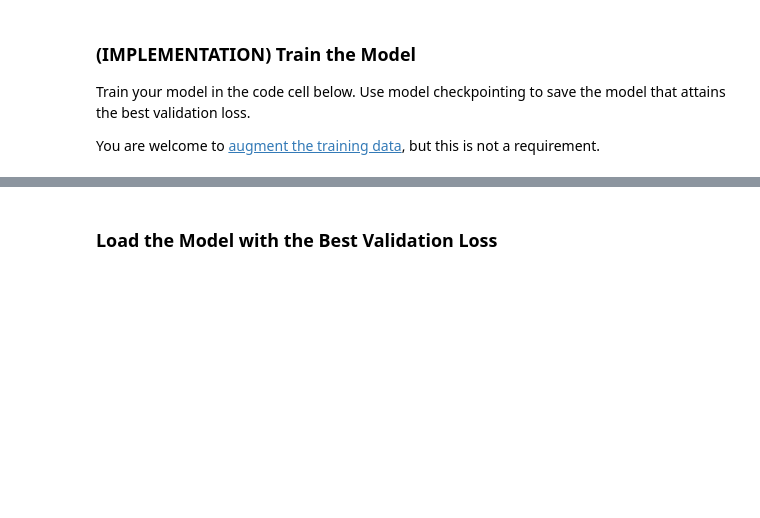
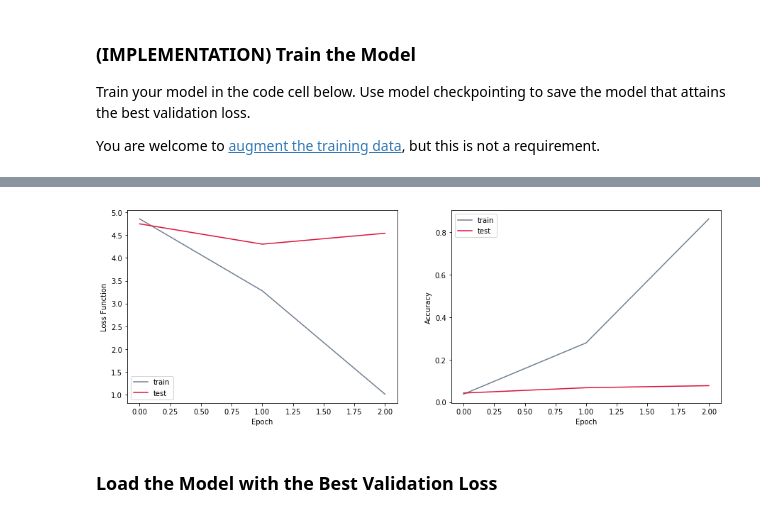
Before and after one commit to rouille/DogBreed, a Jupyter notebook: dog_app.ipynb, the cells around one changed output, grey strips where cells are left out. Saved outputs shown, nothing was run; the diff lists cells and outputs as text; code cells hidden in the pictures; blank space fills up the shorter version.

Commit message:
feat: Add plot giving performance of model across epochs

```diff
--- a/dog_app.ipynb
+++ b/dog_app.ipynb
@@ -374,6 +374,23 @@ ImageFile.LOAD_TRUNCATED_IMAGES = True
 train_tensors = paths_to_tensor(train_files).astype('float32')/255
 valid_tensors = paths_to_tensor(valid_files).astype('float32')/255
 test_tensors = paths_to_tensor(test_files).astype('float32')/255
+# %%
+def performance(model):
+    plt.figure(figsize = (15, 5) )
+
+    plt.subplot(121)
+    plt.plot(model.history['loss'], color='slategrey', label = 'train')
+    plt.plot(model.history['val_loss'], color='crimson', label = 'test')
+    plt.legend()
+    plt.xlabel('Epoch')
+    plt.ylabel('Loss Function')
+
+    plt.subplot(122)
+    plt.plot(model.history['acc'], color='slategrey', label = 'train')
+    plt.plot(model.history['val_acc'], color='crimson', label = 'test')
+    plt.legend()
+    plt.xlabel('Epoch')
+    plt.ylabel('Accuracy')
 # %% [markdown]
 ### (IMPLEMENTATION) Model Architecture
 
@@ -394,19 +411,24 @@ A very similar architecture has been used to classify images from the CIFAR-10 d
 from keras.layers import Conv2D, MaxPooling2D, GlobalAveragePooling2D
 from keras.layers import Dropout, Flatten, Dense
 from keras.models import Sequential
+from keras.layers.normalization import BatchNormalization
 
 model = Sequential()
 
 ### TODO: Define your architecture.
 model.add(Conv2D(filters = 16, kernel_size = 2, activation = 'relu', input_shape = (224, 224, 3) ) )
+model.add(BatchNormalization() )
 model.add(MaxPooling2D(pool_size = 2) )
 model.add(Conv2D(filters = 32, kernel_size = 2, activation = 'relu') )
+model.add(BatchNormalization() )
 model.add(MaxPooling2D(pool_size = 2) )
 model.add(Conv2D(filters = 64, kernel_size = 2, activation = 'relu') )
+model.add(BatchNormalization() )
 model.add(MaxPooling2D(pool_size = 2) )
 model.add(Dropout(0.25))
 model.add(Flatten() )
 model.add(Dense(250, activation = 'relu') )
+model.add(BatchNormalization() )
 model.add(Dropout(0.25) )
 model.add(Dense(133, activation = 'softmax') )
 
@@ -440,17 +462,17 @@ Train your model in the code cell below.  Use model checkpointing to save the mo
 
 You are welcome to [augment the training data](https://blog.keras.io/building-powerful-image-classification-models-using-very-little-data.html), but this is not a requirement.
 # %%
-from keras.callbacks import ModelCheckpoint
+from keras.callbacks import ModelCheckpoint, EarlyStopping
 
 ### TODO: specify the number of epochs that you would like to use to train the model.
 
-epochs = 5
+epochs = 10
 
 ### Do NOT modify the code below this line.
 #'saved_models/weights.best.from_scratch.hdf5',
 checkpointer = ModelCheckpoint(filepath = 'saved_models/weights.best.mine.hdf5', verbose = 1, save_best_only = True)
+checkimprovement = EarlyStopping(monitor = 'val_loss')
 
-model.fit(train_tensors, train_targets, validation_data = (valid_tensors, valid_targets),
-          epochs = epochs, batch_size = 20, callbacks = [checkpointer], verbose = 1)
+model_scratch = model.fit(train_tensors, train_targets, validation_data = (valid_tensors, valid_targets), epochs = epochs, batch_size = 20, callbacks = [checkpointer, checkimprovement], verbose = 1)
 # %% [output]
 Train on 6680 samples, validate on 835 samples
@@ -468,3 +485,7 @@ Epoch 5/5
+# %%
+performance(model_scratch)
+# %% [output]
+[figure, added]
 # %% [markdown]
 ### Load the Model with the Best Validation Loss
 # %%
```
Also changed, not shown: parts of 6 cells of this notebook, 1 other file.
